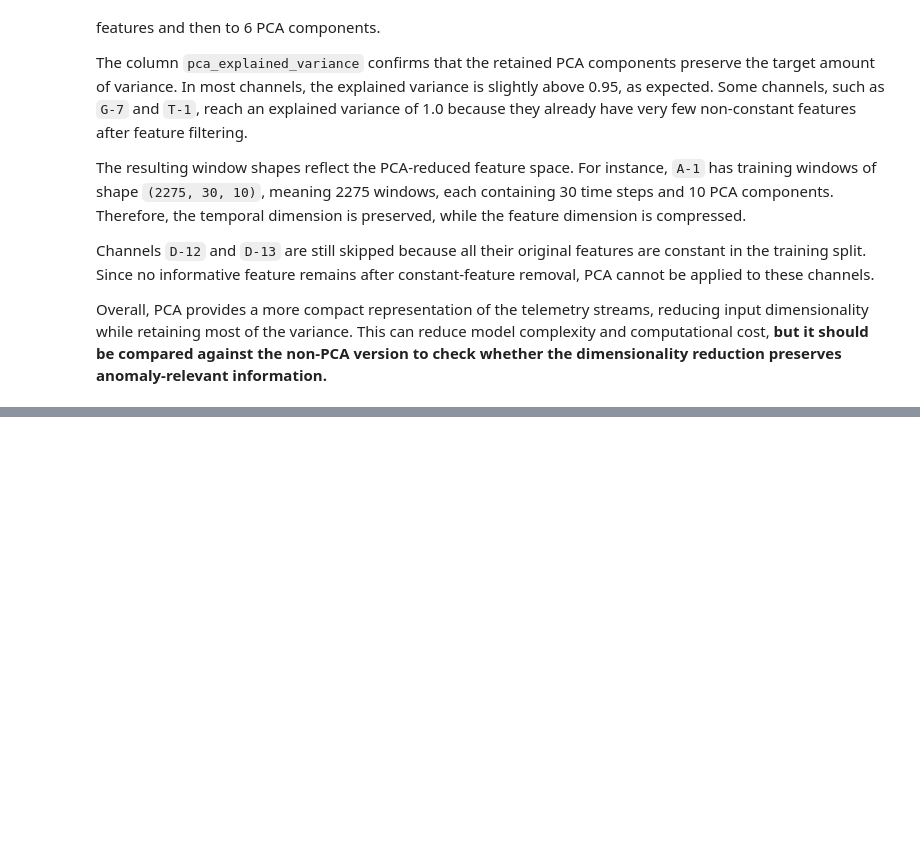
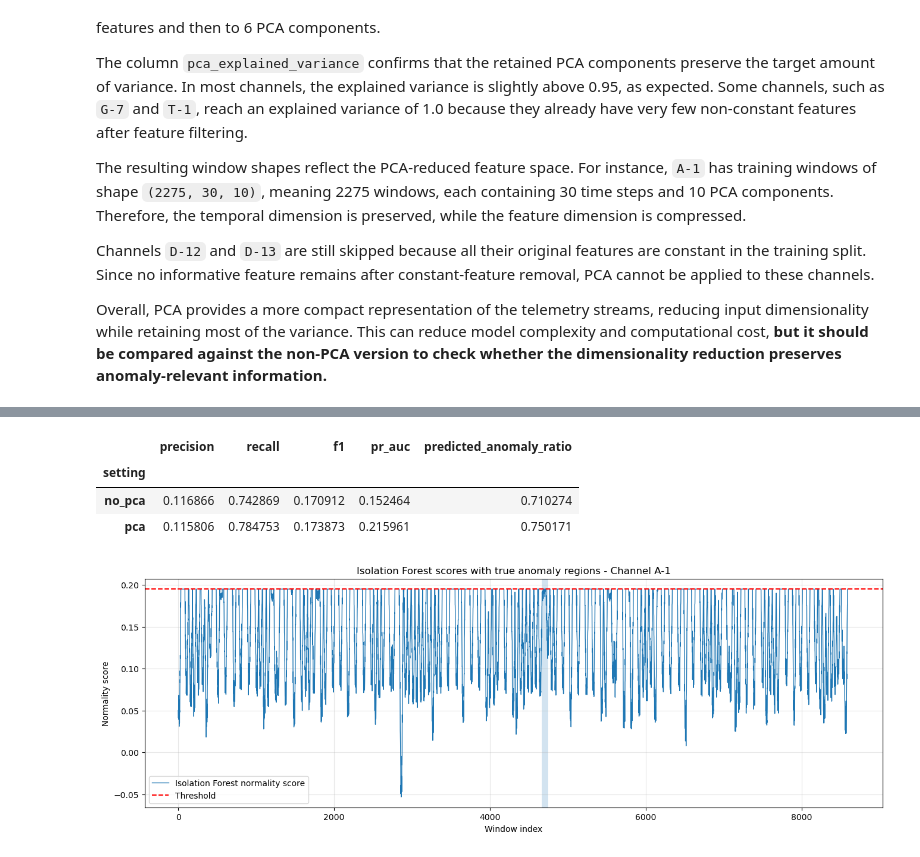
Before and after one commit to LucianoScarpino/Anomaly_Detection_Nasa_SMAP, a Jupyter notebook: Anomaly_Detection.ipynb, the cells around one changed output, grey strips where cells are left out. Saved outputs shown, nothing was run; the diff lists cells and outputs as text; code cells hidden in the pictures; blank space fills up the shorter version.

Commit message:
preprocessing + isolation forest (to fix)

```diff
--- a/Anomaly_Detection.ipynb
+++ b/Anomaly_Detection.ipynb
@@ -518,0 +694,5 @@ Overall, PCA provides a more compact representation of the telemetry streams, re
+# %%
+df_SMAP_anomalies_clean = df_SMAP_anomalies.copy()
+
+df_SMAP_anomalies_clean["anomaly_sequences"] = (
+    df_SMAP_anomalies_clean["anomaly_sequences"].apply(parse_anomaly_sequences))
@@ -518,0 +865,15 @@ Overall, PCA provides a more compact representation of the telemetry streams, re
+# %%
+def flatten_windows(X):
+    return X.reshape(X.shape[0], -1)
+
+def compute_metrics(y_true, scores, threshold):
+    y_pred = (scores < threshold).astype(int)
+
+    return {
+        "precision": precision_score(y_true, y_pred, zero_division=0),
+        "recall": recall_score(y_true, y_pred, zero_division=0),
+        "f1": f1_score(y_true, y_pred, zero_division=0),
+        "pr_auc": average_precision_score(y_true, -scores),
+        "threshold": threshold,
+        "predicted_anomaly_ratio": float(y_pred.mean())
+    }
@@ -518,0 +999,14 @@ Overall, PCA provides a more compact representation of the telemetry streams, re
+# %%
+iforest_no_pca_df, iforest_no_pca_scores = run_isolation_forest_all_channels(
+    train_data= preprocessed_data,
+    test_data= test_preprocessed_data,
+    setting_name="no_pca",
+    threshold_quantile=0.99
+)
+
+iforest_pca_df, iforest_pca_scores = run_isolation_forest_all_channels(
+    train_data= preprocessed_data_pca,
+    test_data= test_preprocessed_data_pca,
+    setting_name="pca",
+    threshold_quantile=0.99
+)
@@ -518,0 +1034,9 @@ Overall, PCA provides a more compact representation of the telemetry streams, re
+# %%
+iforest_results_df.groupby("setting")[[
+    "precision", "recall", "f1", "pr_auc", "predicted_anomaly_ratio"
+]].mean()
+# %% [output]
+|  | precision | recall | f1 | pr_auc | predicted_anomaly_ratio |
+| setting |  |  |  |  |  |
+| no_pca | 0.116866 | 0.742869 | 0.170912 | 0.152464 | 0.710274 |
+| pca | 0.115806 | 0.784753 | 0.173873 | 0.215961 | 0.750171 |
@@ -518,0 +1188,9 @@ Overall, PCA provides a more compact representation of the telemetry streams, re
+# %%
+plot_iforest_scores_with_anomaly_regions(
+    channel_id="A-1",
+    scores_dict= iforest_no_pca_scores,
+    test_data= test_preprocessed_data,
+    results_df= iforest_no_pca_df,
+)
+# %% [output]
+[figure, added]
```
Also changed, not shown: parts of 23 cells of this notebook, 1 other file.
